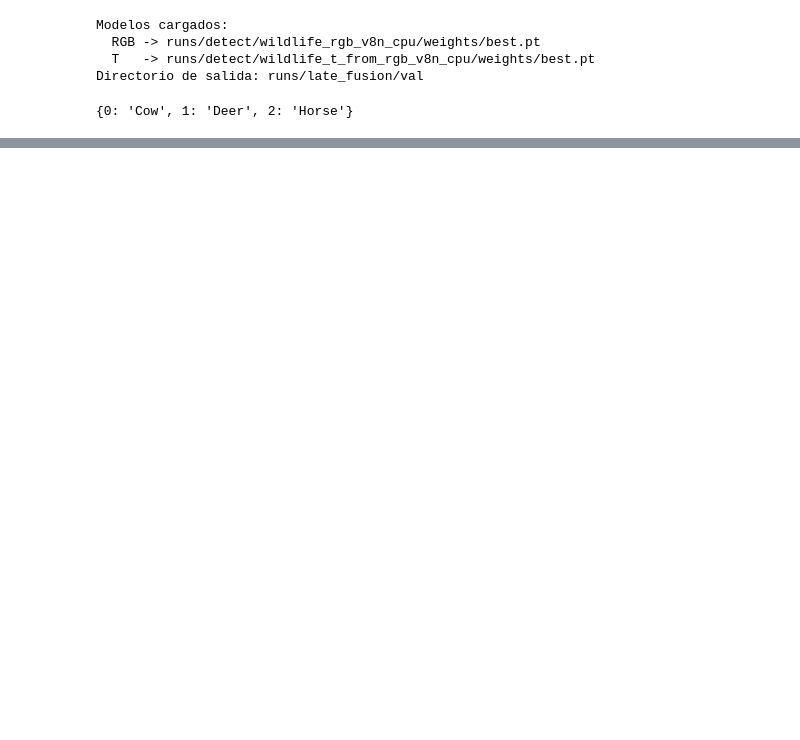
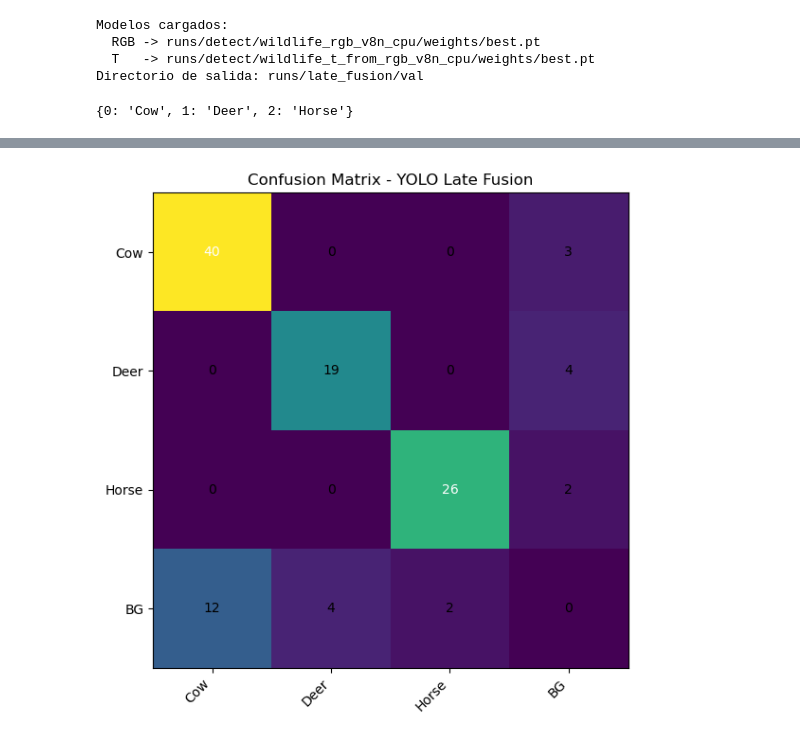
Before and after one commit to florzoffi/TP-Final-Vision, a Jupyter notebook: 3.YOLO-LATE-F.ipynb, the cells around one changed output, grey strips where cells are left out. Drawn from its saved outputs; the diff is of its cells as text; code cells hidden in the pictures; blank space fills up the shorter version.

```diff
--- a/3.YOLO-LATE-F.ipynb
+++ b/3.YOLO-LATE-F.ipynb
@@ -122,0 +167,14 @@ Listo: imágenes con detecciones Late Fusion guardadas en: runs/late_fusion/val
+# %%
+NUM_CLASSES = 3
+CLASS_LABELS = ["Cow", "Deer", "Horse"]
+GT_VAL_DIR = "data/format_rgb/labels/val"
+PRED_LF_DIR = "runs/late_fusion/preds"
+
+metrics_lf = evaluate_yolo_predictions(
+    pred_dir=PRED_LF_DIR,
+    gt_dir=GT_VAL_DIR,
+    num_classes=NUM_CLASSES,
+    iou_threshold=0.5
+)
+
+metrics_lf
@@ -122,0 +192,13 @@ Listo: imágenes con detecciones Late Fusion guardadas en: runs/late_fusion/val
+# %%
+cm_lf = confusion_matrix_yolo(
+    pred_dir=PRED_LF_DIR,
+    gt_dir=GT_VAL_DIR,
+    num_classes=NUM_CLASSES,
+    iou_threshold=0.5
+)
+
+labels_cm = CLASS_LABELS + ["BG"]
+
+plot_confusion_matrix(cm_lf, labels_cm, title="Confusion Matrix - YOLO Late Fusion")
+# %% [output]
+[figure, added]
```
Also changed, not shown: parts of 7 cells of this notebook, 10 other files.
